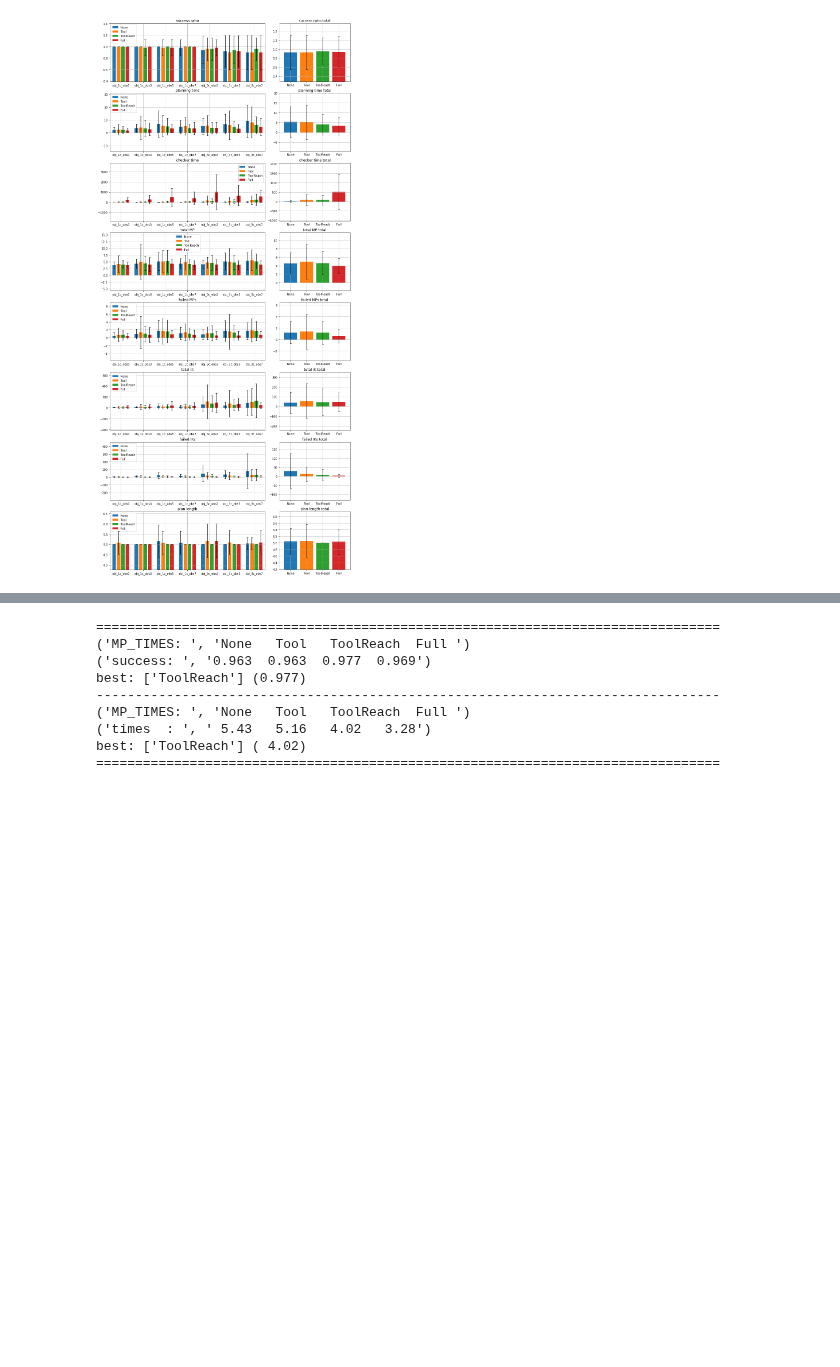
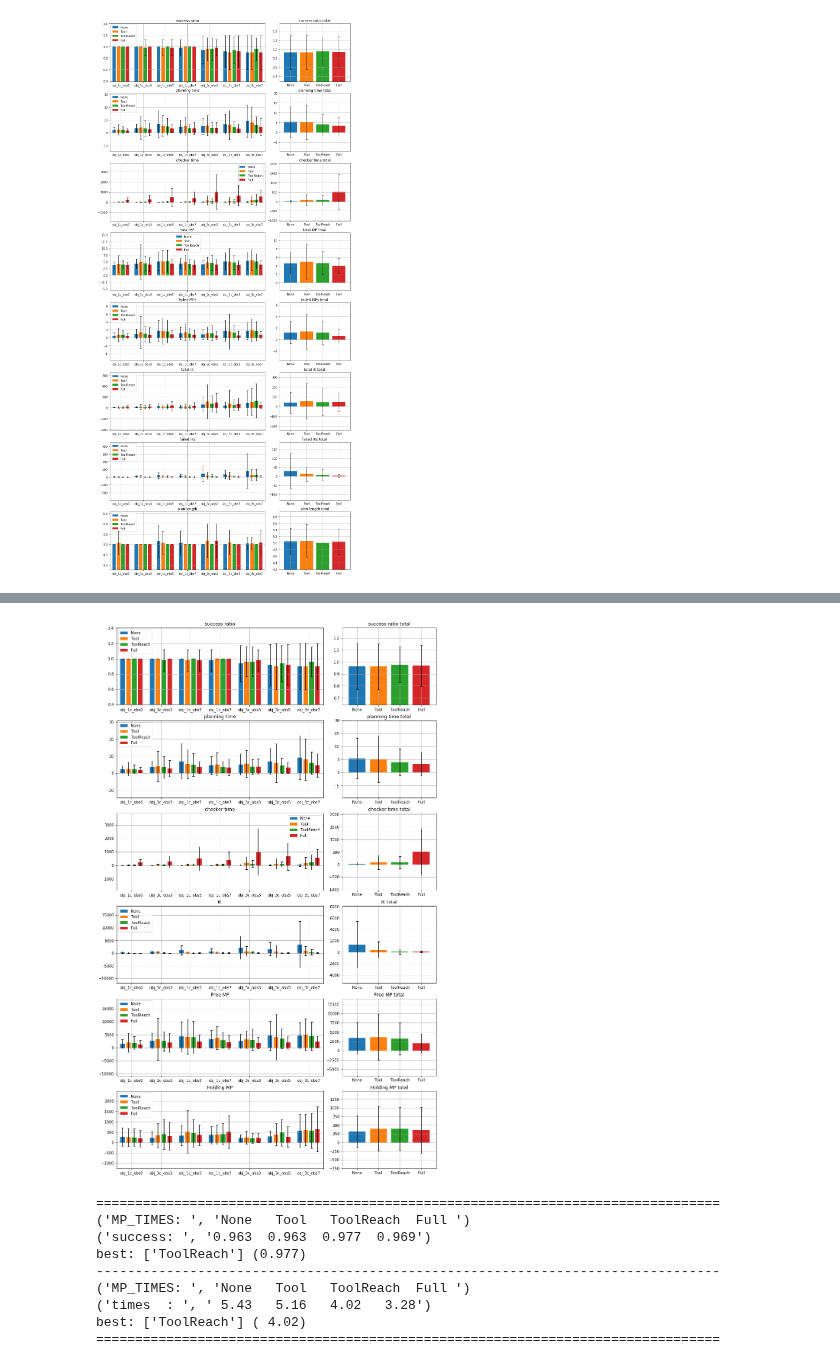
Before and after one commit to rnb-disinfection/rnb-planning, a Jupyter notebook: src/scripts/developing/pddlstream/[TEST] PDDLStream-print-results.ipynb, the cells around one changed output, grey strips where cells are left out. Drawn from its saved outputs; the diff is of its cells as text; code cells hidden in the pictures; blank space fills up the shorter version.

Commit message:
paper visualizing

```diff
--- a/src/scripts/developing/pddlstream/[TEST] PDDLStream-print-results.ipynb
+++ b/src/scripts/developing/pddlstream/[TEST] PDDLStream-print-results.ipynb
@@ -151,3 +173,22 @@ subplot_trisect_line(ROWS, COLS, 8, extract_valid(resdat_all, ["length"]), "plan
+# %%
+plt.figure(figsize=(15,35))
+
+ROWS = 8
+COLS = 3
+
+succ_dict = extract_values(resdat_all, ["success"])
+subplot_trisect_line(ROWS, COLS, 1, succ_dict, "success ratio", options=CNAME_LIST)
+subplot_trisect_line(ROWS, COLS, 2, extract_valid(resdat_all, ["plan_time"]), "planning time", options=CNAME_LIST)
+subplot_trisect_line(ROWS, COLS, 3,
+                     extract_valid(resdat_all, ["time_log", "check_feas"], fn=np.sum), "checker time", options=CNAME_LIST)
+subplot_trisect_line(ROWS, COLS, 4,
+                     extract_valid(resdat_all, ["time_log", "ik_loop"], fn=np.sum), "IK", options=CNAME_LIST)
+subplot_trisect_line(ROWS, COLS, 5,
+                     extract_valid(resdat_all, ["time_log", "free_motion_gen"], fn=np.sum), "Free MP", options=CNAME_LIST)
+subplot_trisect_line(ROWS, COLS, 6,
+                     extract_valid(resdat_all, ["time_log", "holding_motion_gen"], fn=np.sum), "Holding MP", options=CNAME_LIST)
+# %% [output]
+[figure, added]
 # %%
 print("="*80)
 success_vecs = [np.concatenate(map(lambda x: x[cname], succ_dict.values())) for cname in CNAME_LIST]
```
Also changed, not shown: parts of 2 cells of this notebook, 2 other files.
